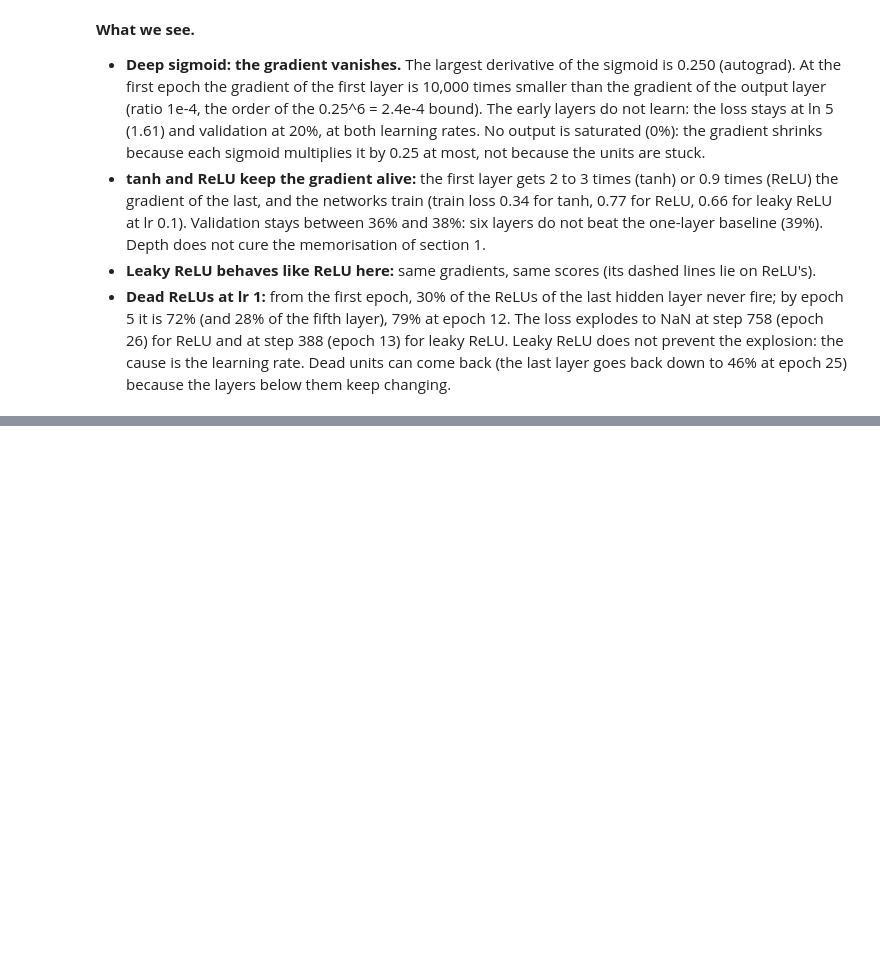
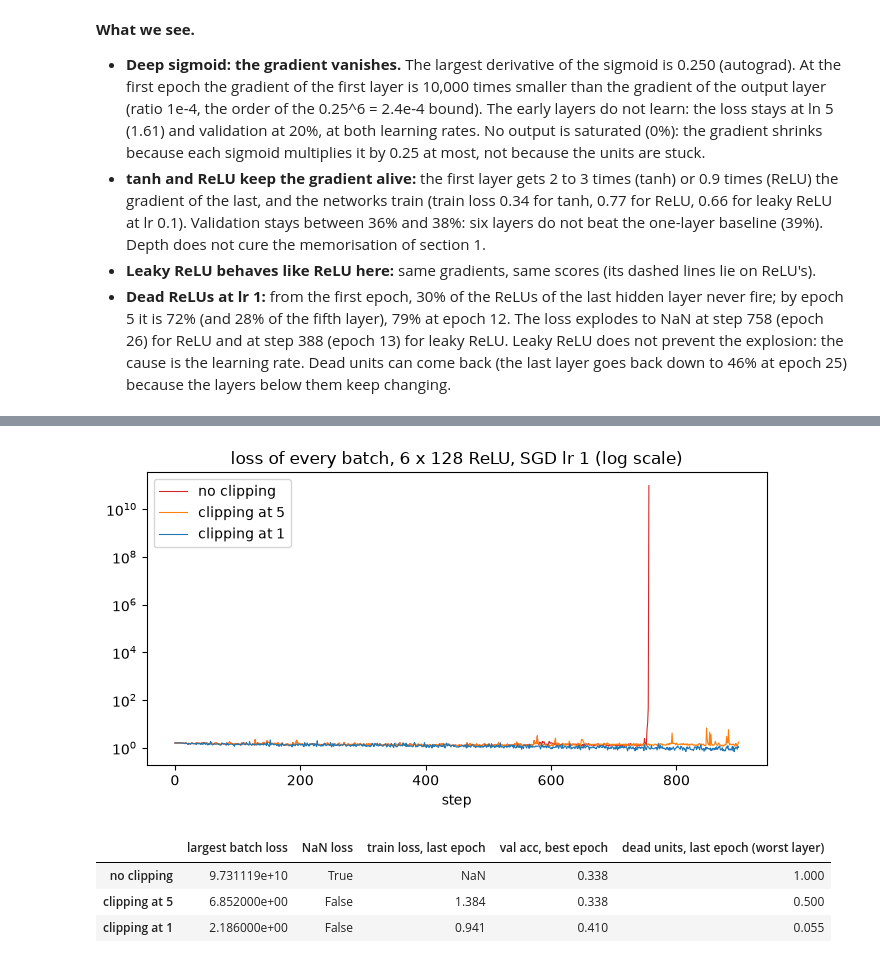
Before and after one commit to Xenodion/deep-learning-project-waerniers-lamy, a Jupyter notebook: src/deep_learning_project_waerniers_lamy_mahieddine/vision/P12_training_doctor.ipynb, the cells around one changed output, grey strips where cells are left out. Drawn from its saved outputs; the diff is of its cells as text; code cells hidden in the pictures; blank space fills up the shorter version.

```diff
--- a/src/deep_learning_project_waerniers_lamy_mahieddine/vision/P12_training_doctor.ipynb
+++ b/src/deep_learning_project_waerniers_lamy_mahieddine/vision/P12_training_doctor.ipynb
@@ -390,0 +456,21 @@ hidden layer 6                 0.45                 0.76                  0.34
+# %%
+clip_runs = {"no clipping": dead_runs["relu"],
+             "clipping at 5": train(mlp(hidden=[128] * 6), lr=1.0, optimizer="sgd", clip_grad_norm=5.0),
+             "clipping at 1": train(mlp(hidden=[128] * 6), lr=1.0, optimizer="sgd", clip_grad_norm=1.0)}
+
+fig, ax = plt.subplots(figsize=(8, 3.8))
+for (label, r), color in zip(clip_runs.items(), ["tab:red", "tab:orange", "tab:blue"]):
+    ax.plot(r["history"]["batch_loss"], color=color, label=label, linewidth=0.8)
+ax.set_yscale("log")
+ax.set_title("loss of every batch, 6 x 128 ReLU, SGD lr 1 (log scale)")
+ax.set_xlabel("step")
+ax.legend()
+plt.show()
+table(clip_runs)[["largest batch loss", "NaN loss", "train loss, last epoch", "val acc, best epoch",
+                  "dead units, last epoch (worst layer)"]].round(3)
+# %% [output]
+[figure, added]
+|  | largest batch loss | NaN loss | train loss, last epoch | val acc, best epoch | dead units, last epoch (worst layer) |
+| no clipping | 9.731119e+10 | True | NaN | 0.338 | 1.000 |
+| clipping at 5 | 6.852000e+00 | False | 1.384 | 0.338 | 0.500 |
+| clipping at 1 | 2.186000e+00 | False | 0.941 | 0.410 | 0.055 |
```
Also changed, not shown: parts of 7 cells of this notebook.
